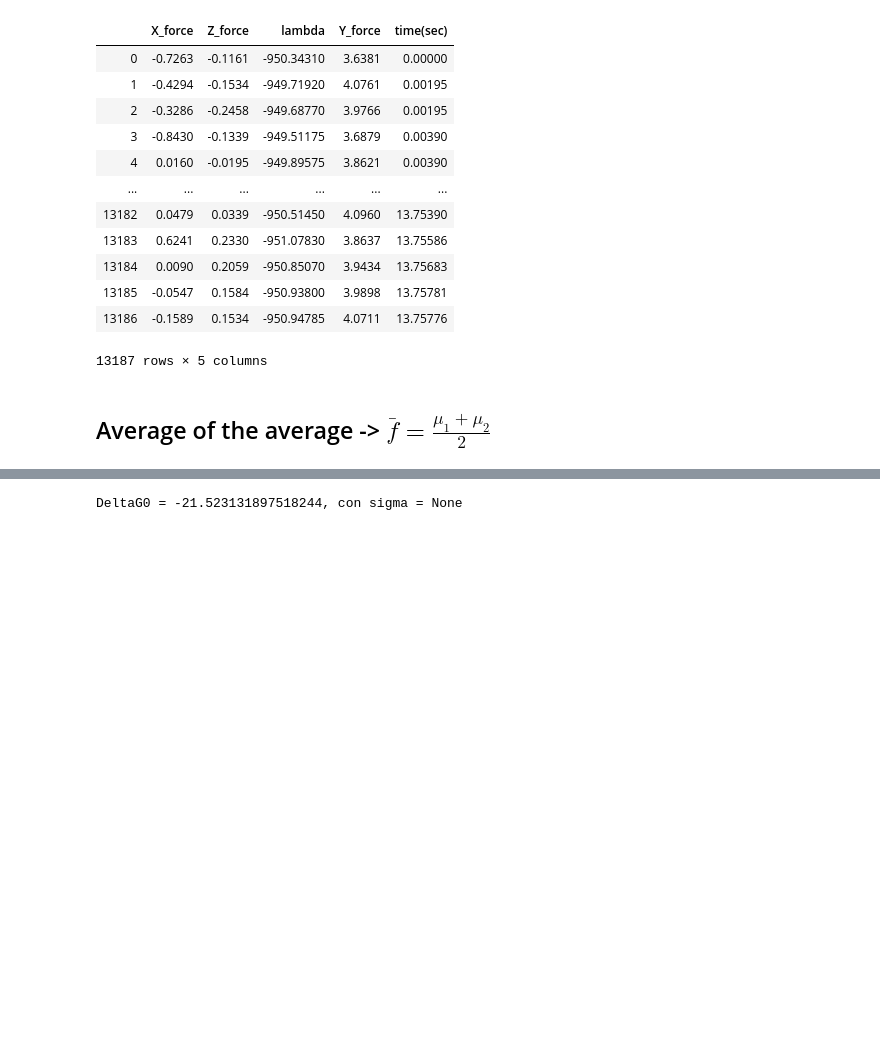
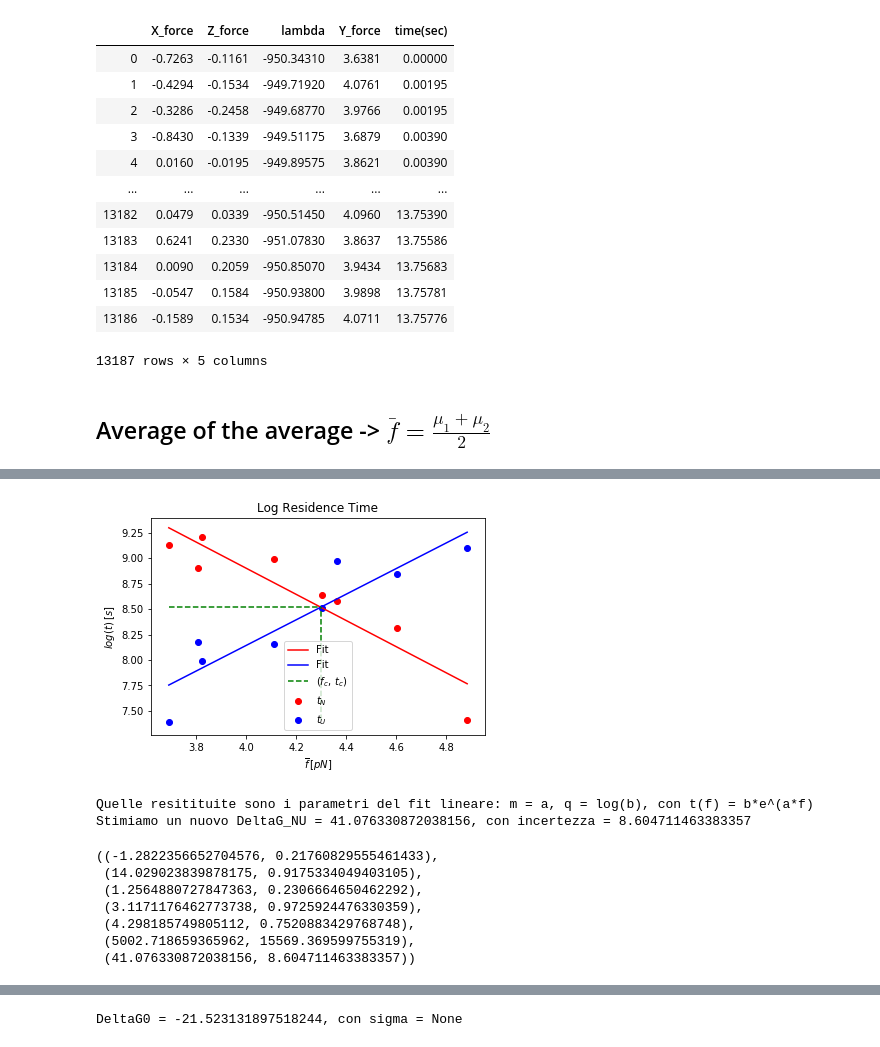
Before and after one commit to RiccardoTancredi/TesiTriennale, a Jupyter notebook: hopping2.ipynb, the cells around one changed output, grey strips where cells are left out. Saved outputs shown, nothing was run; the diff lists cells and outputs as text; code cells hidden in the pictures; blank space fills up the shorter version.

```diff
--- a/hopping2.ipynb
+++ b/hopping2.ipynb
@@ -281,0 +298,4 @@ La molecola sta 7330 sec nello stato nativo e 3552 sec nello stato unfolded
+# %%
+native, unfolded = grafici.hmm_analysis(fitting_par)
+native_time.append(native)
+unfolded_time.append(unfolded)
@@ -332,0 +353,4 @@ La molecola sta 9934 sec nello stato nativo e 2951 sec nello stato unfolded
+# %%
+native, unfolded = grafici.hmm_analysis(fitting_par)
+native_time.append(native)
+unfolded_time.append(unfolded)
@@ -436,0 +459,4 @@ La molecola sta 9239 sec nello stato nativo e 1614 sec nello stato unfolded
+# %%
+native, unfolded = grafici.hmm_analysis(fitting_par)
+native_time.append(native)
+unfolded_time.append(unfolded)
@@ -487,0 +514,4 @@ La molecola sta 5328 sec nello stato nativo e 7859 sec nello stato unfolded
+# %%
+native, unfolded = grafici.hmm_analysis(fitting_par)
+native_time.append(native)
+unfolded_time.append(unfolded)
@@ -513,3 +545,16 @@ La differenza di energia libera DeltaG_NU = -41.137752822809524, con sigma = 4.7
+# %%
+grafici.residence_time(native_time, unfolded_time, forces_average)
+# %% [output]
+[figure, added]
+Quelle resitituite sono i parametri del fit lineare: m = a, q = log(b), con t(f) = b*e^(a*f)
+Stimiamo un nuovo DeltaG_NU = 41.076330872038156, con incertezza = 8.604711463383357
+((-1.2822356652704576, 0.21760829555461433),
+ (14.029023839878175, 0.9175334049403105),
+ (1.2564880727847363, 0.2306664650462292),
+ (3.1171176462773738, 0.9725924476330359),
+ (4.298185749805112, 0.7520883429768748),
+ (5002.718659365962, 15569.369599755319),
+ (41.076330872038156, 8.604711463383357))
 # %%
 def remove_element(arr, pos):
     arr.pop(pos)
```
Also changed, not shown: parts of 22 cells of this notebook, 14 other files.
